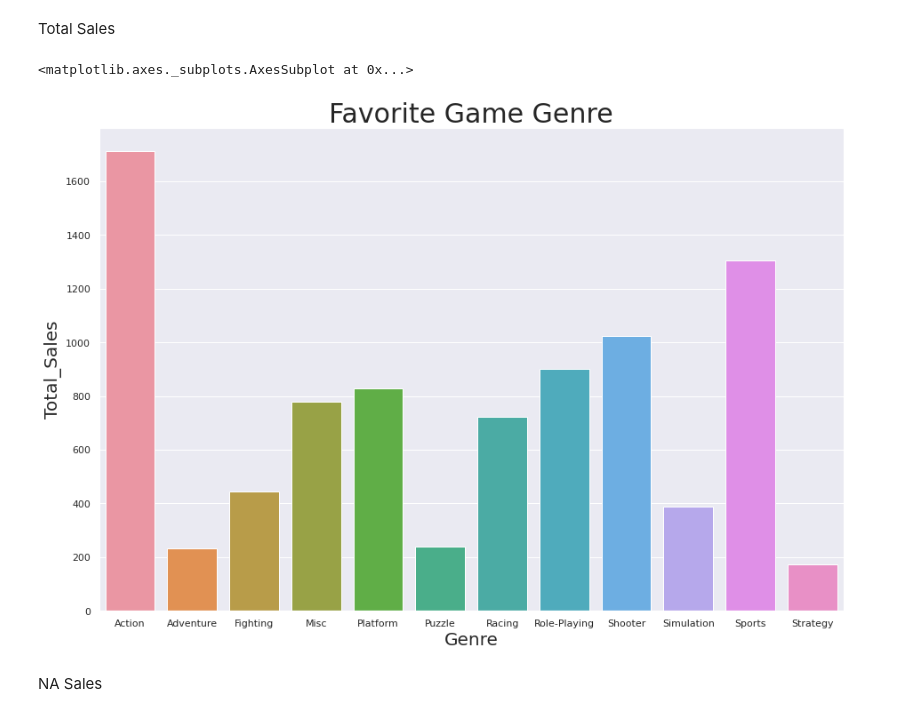
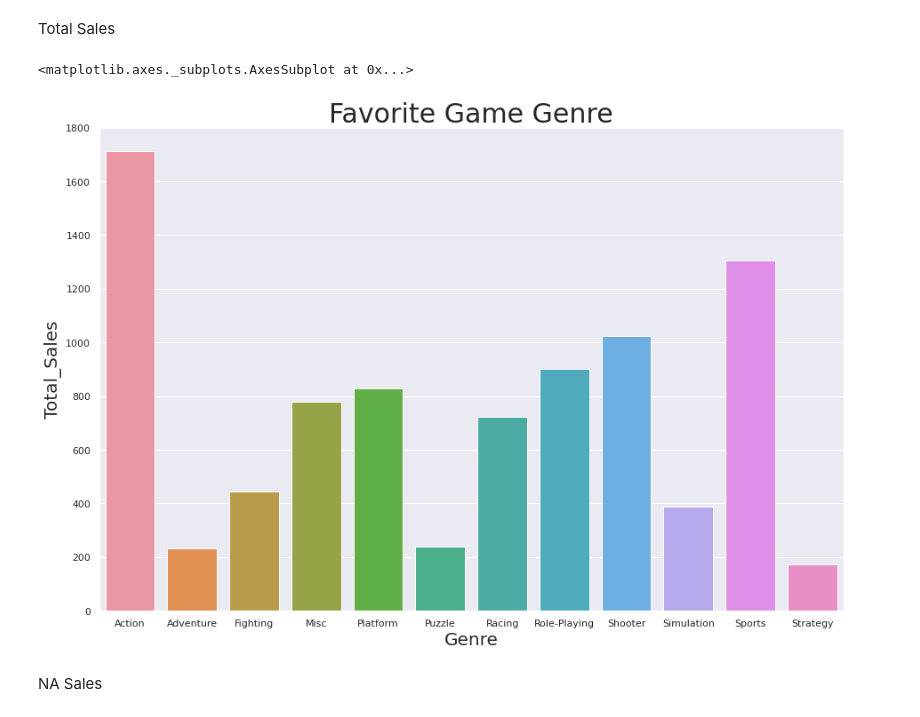
Before and after one commit to Jeongho-K/Section-Project, a Jupyter notebook: Section 1/AI_14_김정호_Section1.ipynb, the cells around one changed output. Cells and saved outputs as stored; diff of their text form; code cells hidden in the pictures.

```diff
--- a/Section 1/AI_14_김정호_Section1.ipynb
+++ b/Section 1/AI_14_김정호_Section1.ipynb
@@ -748,13 +748,14 @@ Total Sales
 # %%
 sns.set(style='darkgrid')
 plt.figure(figsize=(15, 10))
+plt.ylim(0, 1800)
 plt.title("Favorite Game Genre", fontsize=30)
 plt.xlabel("Genre of game", fontsize=20)
 plt.ylabel("Sales", fontsize=20)
 sns.barplot(data=df_genre, x='Genre', y='Total_Sales')
 # %% [output]
 <matplotlib.axes._subplots.AxesSubplot at 0x...>
-[figure, old version]
+[figure, new version]
 # %% [markdown]
 NA Sales
 # %%
```
Also changed, not shown: parts of 9 cells of this notebook.
